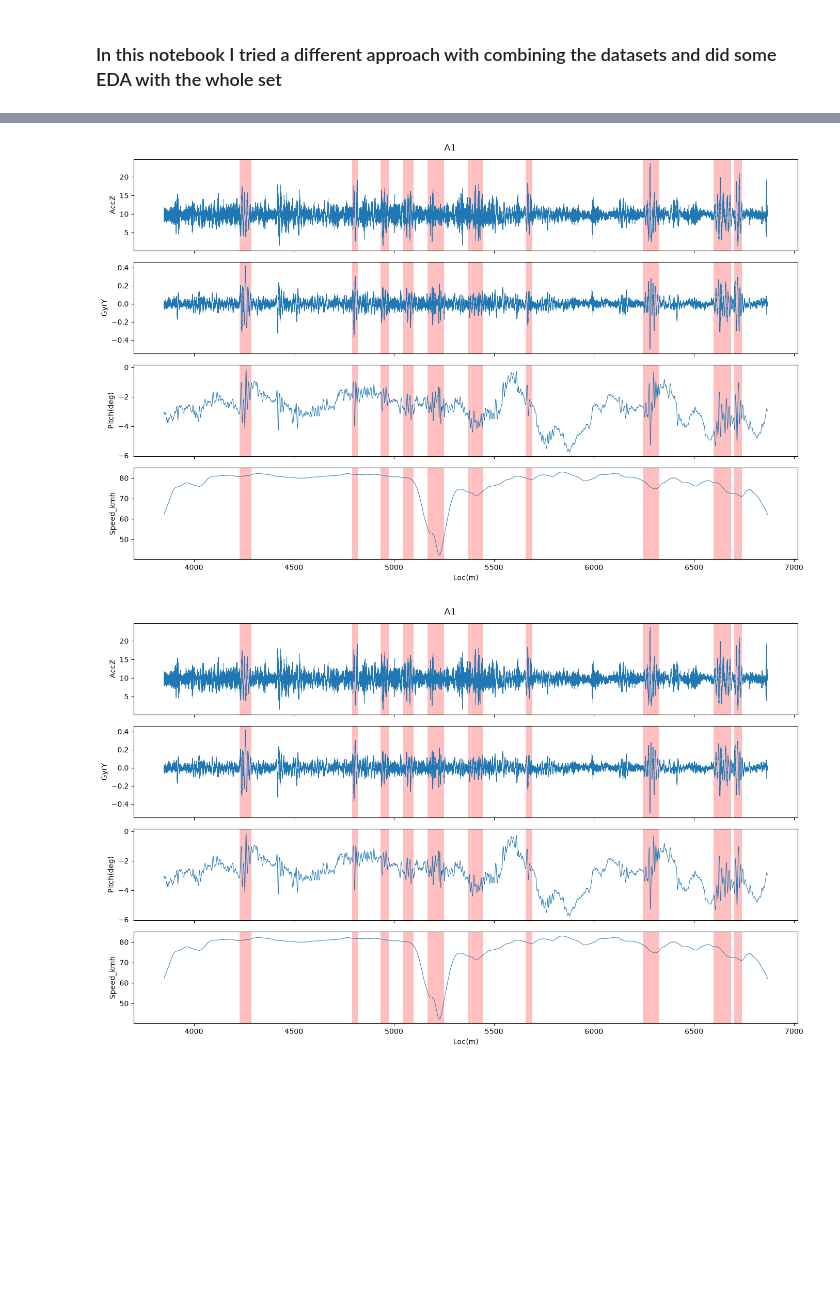
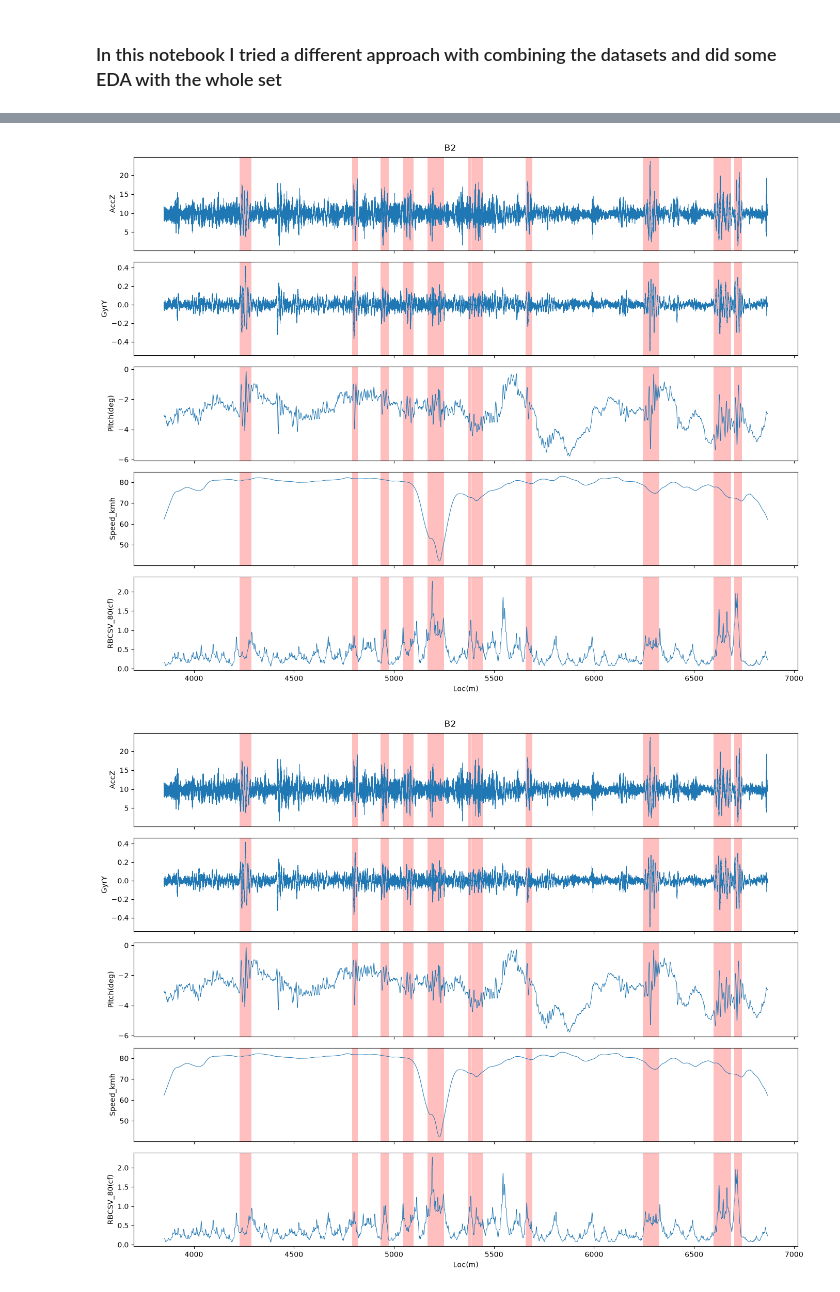
Before and after one commit to kallejjj/SemesterProjectFall2026, a Jupyter notebook: NIko/combined_eda.ipynb, the cells around one changed output, grey strips where cells are left out. Cells and saved outputs as stored; diff of their text form; code cells hidden in the pictures; blank space fills up the shorter version.

```diff
--- a/NIko/combined_eda.ipynb
+++ b/NIko/combined_eda.ipynb
@@ -21,13 +21,13 @@ dfB2 = pd.read_csv("../dataset/cleaned/Sinetänsalmentie1.csv")
 dfB3 = pd.read_csv("../dataset/cleaned/Sinetänsalmentie2.csv")
 dfB4 = pd.read_csv("../dataset/cleaned/Sinetänsalmentie3.csv")
 
-dfC1 = pd.read_csv("../dataset/cleaned/Kaittiaisentie1.csv")
+dfC1 = pd.read_csv("../dataset/cleaned/Kaittiaisentie0.csv")
 
 
 runs = {
     "A1": (dfA1, "A"), "A2": (dfA2, "A"), "A3": (dfA3, "A"),
     "B1": (dfB1, "B"), "B2": (dfB2, "B"), "B3": (dfB3, "B"), "B4": (dfB4, "B"),
-    # "C1": (dfC1, "C"),
+    "C1": (dfC1, "C"),
 }
 
 df = pd.concat(
@@ -53,29 +70,29 @@ df
 # %%
 
 
-def plot_run(d, feats=("AccZ", "GyrY", "Pitch(deg)", "Speed_kmh"),
+def plot_run(d, feats=("AccZ", "GyrY", "Pitch(deg)", "Speed_kmh", "RBCSV_80(cf)"),
              x="Loc(m)", title=None, xlim=None):
     fig, axes = plt.subplots(len(feats), 1, figsize=(14, 2.2 * len(feats)),
                              sharex=True)
     for ax, f in zip(axes, feats):
         ax.plot(d[x], d[f], lw=0.7)
         ax.set_ylabel(f)
 
         # shade flagged bump regions
         flag = d["Frostbumps"].to_numpy() == 1
         edges = np.diff(flag.astype(int), prepend=0, append=0)
         starts, ends = np.where(edges == 1)[0], np.where(edges == -1)[0] - 1
         for s, e in zip(starts, ends):
             ax.axvspan(d[x].iloc[s], d[x].iloc[e], color="red", alpha=0.25, lw=0)
 
     axes[-1].set_xlabel(x)
     if xlim: axes[-1].set_xlim(xlim)
     fig.suptitle(title or "")
     fig.tight_layout()
     return fig
 
 import numpy as np
-plot_run(df[df.run_id == "A1"], title="A1")
+plot_run(df[df.run_id == "A1"], title="B2")
 # %% [output]
-[figure, old version]
+[figure, new version]
-[figure, old version]
+[figure, new version]
```
Also changed, not shown: parts of 21 cells of this notebook, 6 other files.
